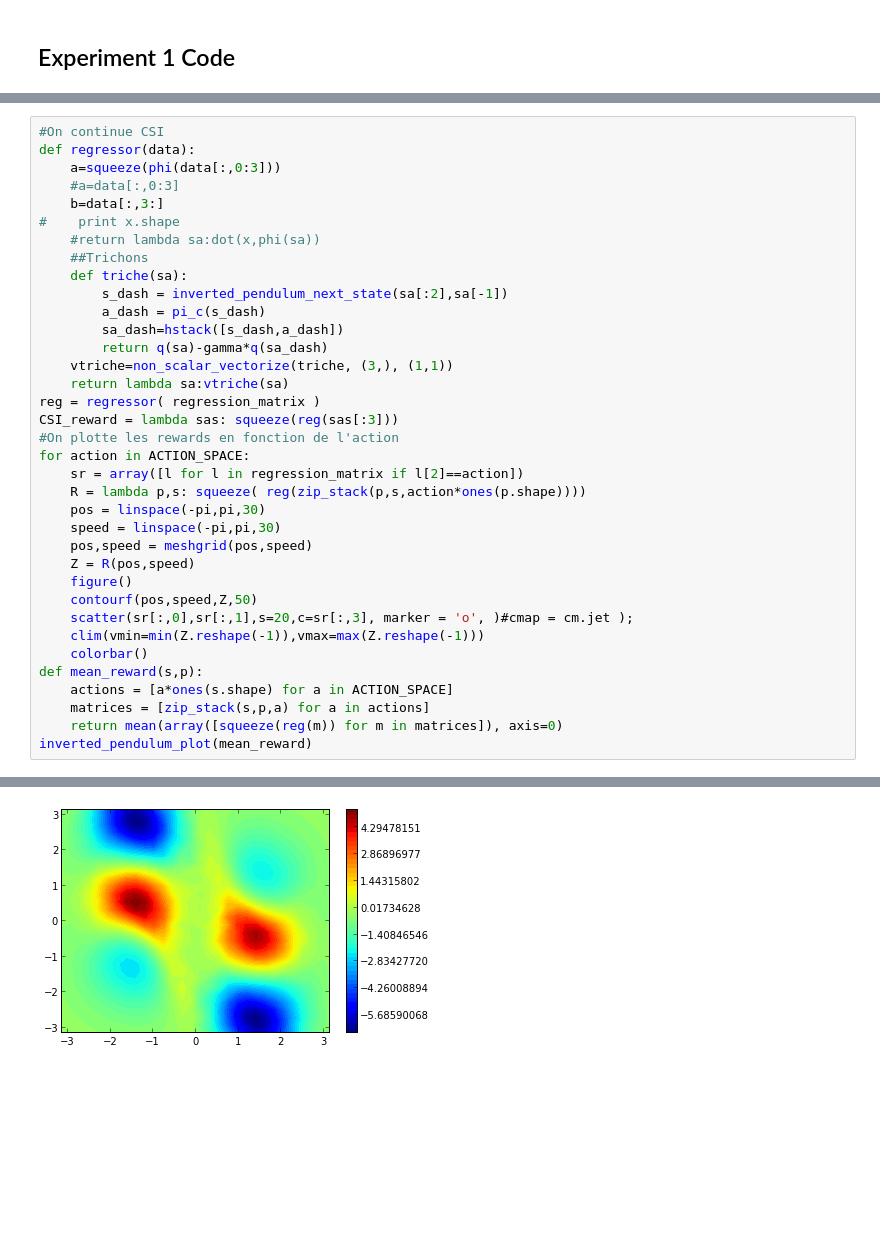
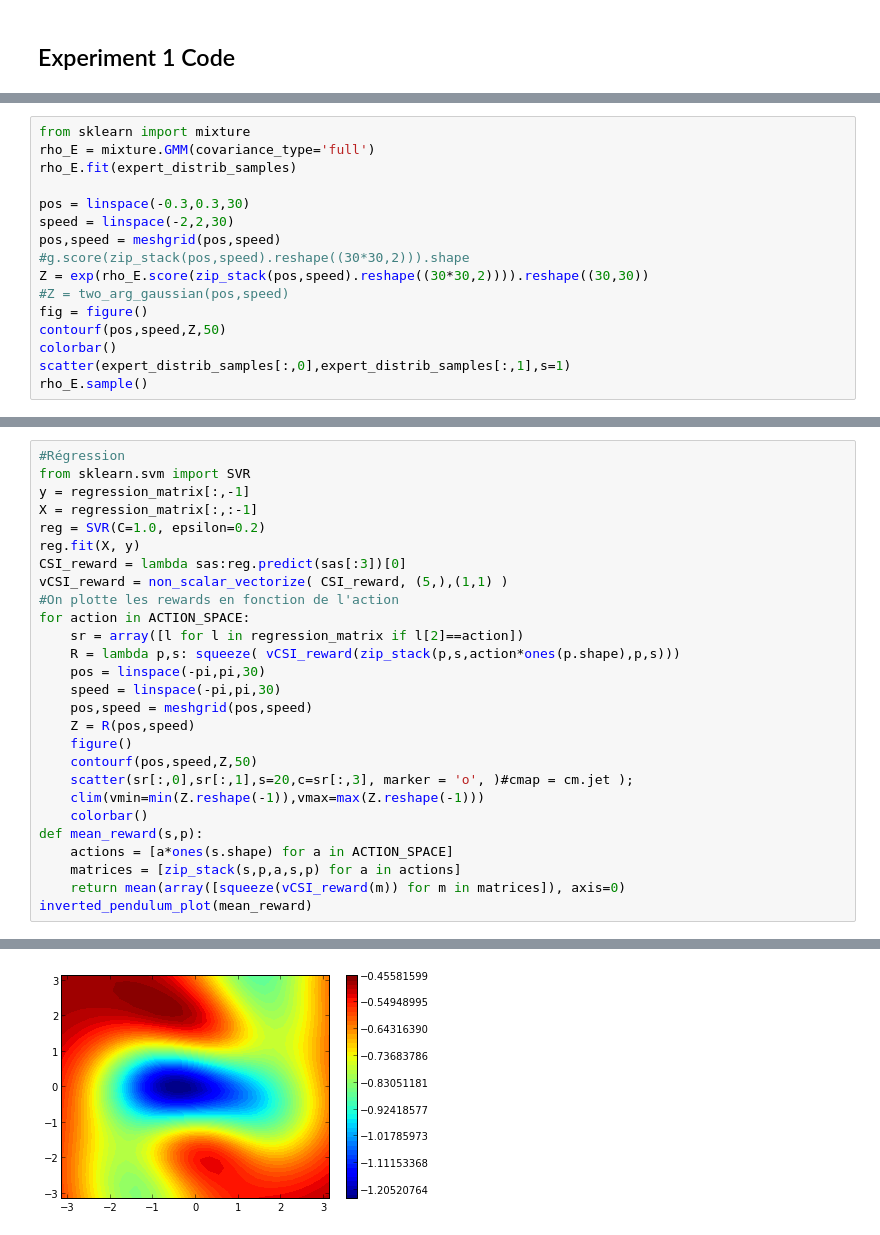
Before and after one commit to edouardklein/RL-and-IRL, a Jupyter notebook: Exp1.ipynb, the cells around one changed output, grey strips where cells are left out. Saved outputs shown, nothing was run; the diff lists cells and outputs as text; blank space fills up the shorter version.

```diff
--- a/Exp1.ipynb
+++ b/Exp1.ipynb
@@ -532,0 +313,16 @@ psi=inverted_pendulum_psi
+# %%
+from sklearn import mixture
+rho_E = mixture.GMM(covariance_type='full')
+rho_E.fit(expert_distrib_samples)
+
+pos = linspace(-0.3,0.3,30)
+speed = linspace(-2,2,30)
+pos,speed = meshgrid(pos,speed)
+#g.score(zip_stack(pos,speed).reshape((30*30,2))).shape
+Z = exp(rho_E.score(zip_stack(pos,speed).reshape((30*30,2)))).reshape((30,30))
+#Z = two_arg_gaussian(pos,speed)
+fig = figure()
+contourf(pos,speed,Z,50)
+colorbar()
+scatter(expert_distrib_samples[:,0],expert_distrib_samples[:,1],s=1)
+rho_E.sample()
@@ -626,25 +418,16 @@ regression_matrix=sar
 # %%
-#On continue CSI
-def regressor(data):
-    a=squeeze(phi(data[:,0:3]))
-    #a=data[:,0:3]
-    b=data[:,3:]
-#    print x.shape
-    #return lambda sa:dot(x,phi(sa))
-    ##Trichons
-    def triche(sa):
-        s_dash = inverted_pendulum_next_state(sa[:2],sa[-1])
-        a_dash = pi_c(s_dash)
-        sa_dash=hstack([s_dash,a_dash])
-        return q(sa)-gamma*q(sa_dash)
-    vtriche=non_scalar_vectorize(triche, (3,), (1,1))
-    return lambda sa:vtriche(sa)
-reg = regressor( regression_matrix )
-CSI_reward = lambda sas: squeeze(reg(sas[:3]))
+#Régression
+from sklearn.svm import SVR
+y = regression_matrix[:,-1]
+X = regression_matrix[:,:-1]
+reg = SVR(C=1.0, epsilon=0.2)
+reg.fit(X, y)
+CSI_reward = lambda sas:reg.predict(sas[:3])[0]
+vCSI_reward = non_scalar_vectorize( CSI_reward, (5,),(1,1) )
 #On plotte les rewards en fonction de l'action
 for action in ACTION_SPACE:
     sr = array([l for l in regression_matrix if l[2]==action])
-    R = lambda p,s: squeeze( reg(zip_stack(p,s,action*ones(p.shape))))
+    R = lambda p,s: squeeze( vCSI_reward(zip_stack(p,s,action*ones(p.shape),p,s)))
     pos = linspace(-pi,pi,30)
     speed = linspace(-pi,pi,30)
     pos,speed = meshgrid(pos,speed)
@@ -656,7 +439,7 @@ for action in ACTION_SPACE:
     colorbar()
 def mean_reward(s,p):
     actions = [a*ones(s.shape) for a in ACTION_SPACE]
-    matrices = [zip_stack(s,p,a) for a in actions]
-    return mean(array([squeeze(reg(m)) for m in matrices]), axis=0)
+    matrices = [zip_stack(s,p,a,s,p) for a in actions]
+    return mean(array([squeeze(vCSI_reward(m)) for m in matrices]), axis=0)
 inverted_pendulum_plot(mean_reward)
 # %% [output]
@@ -666 +449 @@ inverted_pendulum_plot(mean_reward)
-[figure, old version]
+[figure, new version]
```
Also changed, not shown: parts of 30 cells of this notebook, 2 other files.
